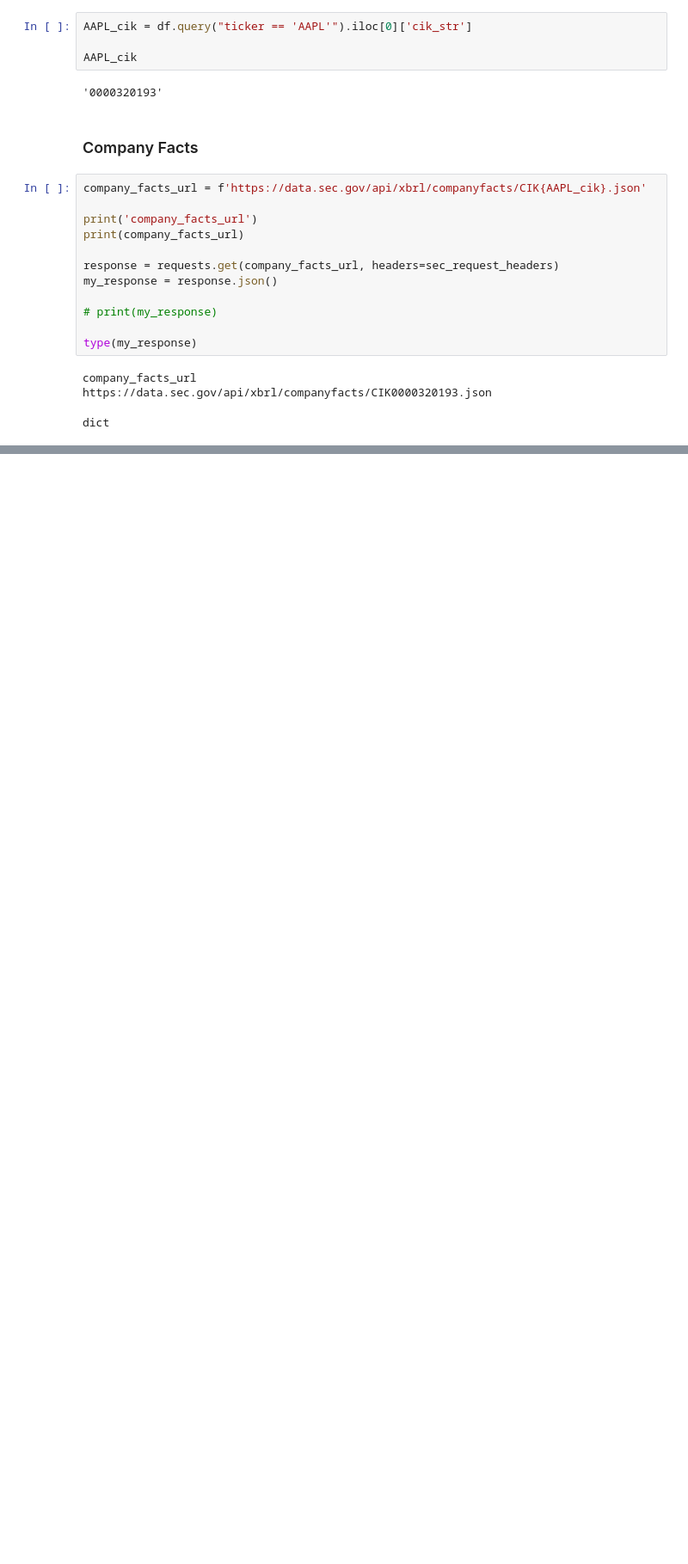
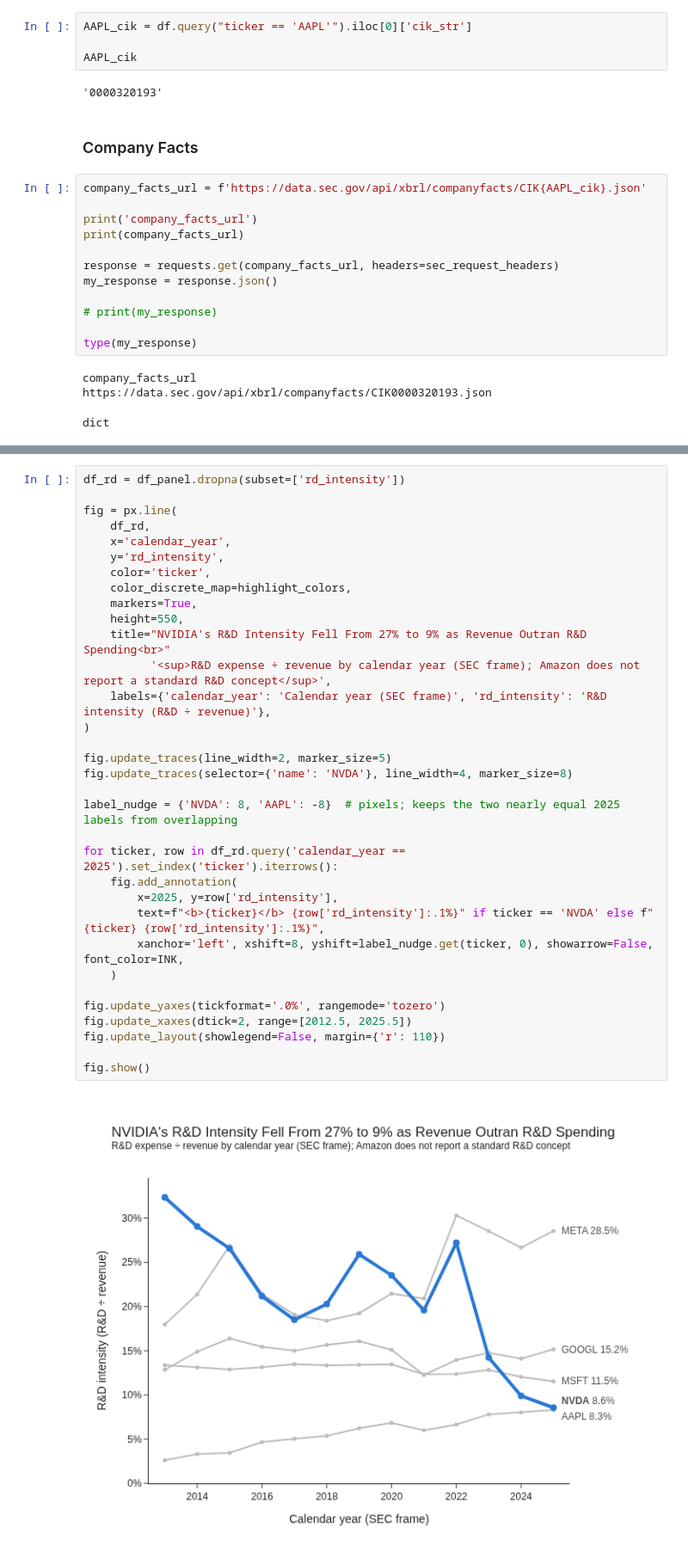
Before and after one commit to subwaymatch/analytics-case-development, a Jupyter notebook: edgar-api/edgar-api.ipynb, the cells around one changed output, grey strips where cells are left out. Shown at 86% size. Drawn from its saved outputs; the diff is of its cells as text; blank space fills up the shorter version.

```diff
--- a/edgar-api/edgar-api.ipynb
+++ b/edgar-api/edgar-api.ipynb
@@ -116,0 +895,35 @@ dict
+# %%
+df_rd = df_panel.dropna(subset=['rd_intensity'])
+
+fig = px.line(
+    df_rd,
+    x='calendar_year',
+    y='rd_intensity',
+    color='ticker',
+    color_discrete_map=highlight_colors,
+    markers=True,
+    height=550,
+    title="NVIDIA's R&D Intensity Fell From 27% to 9% as Revenue Outran R&D Spending<br>"
+          '<sup>R&D expense ÷ revenue by calendar year (SEC frame); Amazon does not report a standard R&D concept</sup>',
+    labels={'calendar_year': 'Calendar year (SEC frame)', 'rd_intensity': 'R&D intensity (R&D ÷ revenue)'},
+)
+
+fig.update_traces(line_width=2, marker_size=5)
+fig.update_traces(selector={'name': 'NVDA'}, line_width=4, marker_size=8)
+
+label_nudge = {'NVDA': 8, 'AAPL': -8}  # pixels; keeps the two nearly equal 2025 labels from overlapping
+
+for ticker, row in df_rd.query('calendar_year == 2025').set_index('ticker').iterrows():
+    fig.add_annotation(
+        x=2025, y=row['rd_intensity'],
+        text=f"<b>{ticker}</b> {row['rd_intensity']:.1%}" if ticker == 'NVDA' else f"{ticker} {row['rd_intensity']:.1%}",
+        xanchor='left', xshift=8, yshift=label_nudge.get(ticker, 0), showarrow=False, font_color=INK,
+    )
+
+fig.update_yaxes(tickformat='.0%', rangemode='tozero')
+fig.update_xaxes(dtick=2, range=[2012.5, 2025.5])
+fig.update_layout(showlegend=False, margin={'r': 110})
+
+fig.show()
+# %% [output]
+[figure, added]
```
Also changed, not shown: parts of 86 cells of this notebook, 7 other files.
